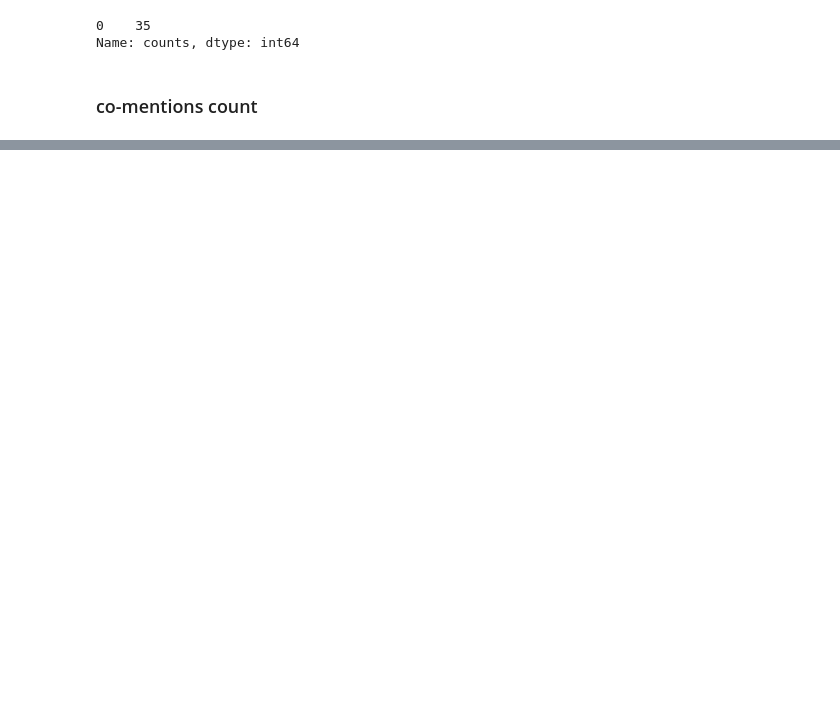
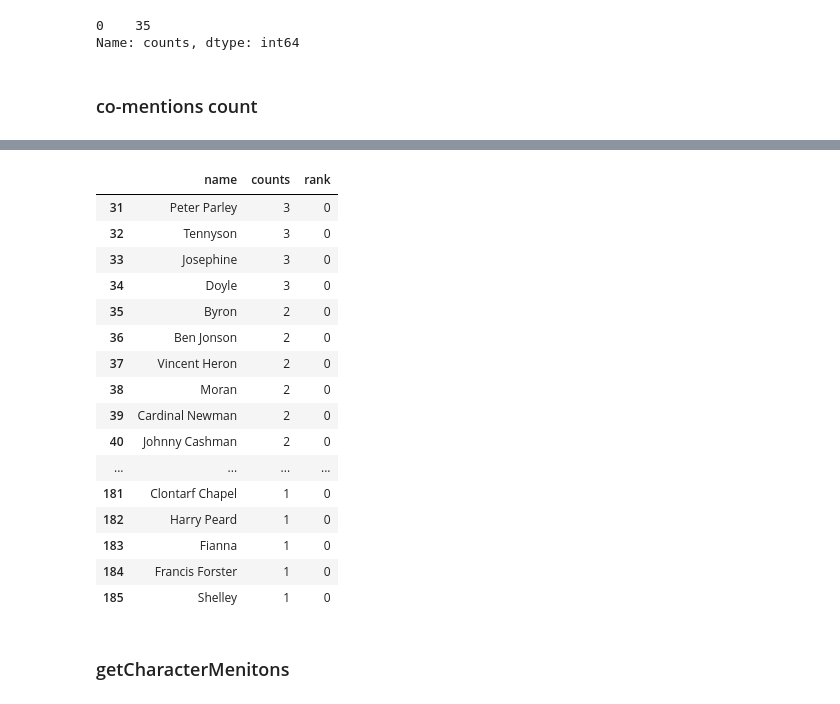
Before and after one commit to encoder-90/IdentricsSolution, a Jupyter notebook: Jupyter Notebook/Notebook Book Assignment.ipynb, the cells around one changed output, grey strips where cells are left out. Cells and saved outputs as stored; diff of their text form; code cells hidden in the pictures; blank space fills up the shorter version.

```diff
--- a/Jupyter Notebook/Notebook Book Assignment.ipynb
+++ b/Jupyter Notebook/Notebook Book Assignment.ipynb
@@ -482,0 +778,25 @@ df[df.Agent.groupby(df.Agent).transform('value_counts') > 1]
+# %%
+# Random 10 Rank 3 Characters
+df_rank3_char = df_value_counts_reset.copy()
+df_rank3_char = df_rank3_char.loc[df_rank3_char['rank'] == 0]
+df_rank3_char
+# %% [output]
+|  | name | counts | rank |
+| 31 | Peter Parley | 3 | 0 |
+| 32 | Tennyson | 3 | 0 |
+| 33 | Josephine | 3 | 0 |
+| 34 | Doyle | 3 | 0 |
+| 35 | Byron | 2 | 0 |
+| 36 | Ben Jonson | 2 | 0 |
+| 37 | Vincent Heron | 2 | 0 |
+| 38 | Moran | 2 | 0 |
+| 39 | Cardinal Newman | 2 | 0 |
+| 40 | Johnny Cashman | 2 | 0 |
+| ... | ... | ... | ... |
+| 181 | Clontarf Chapel | 1 | 0 |
+| 182 | Harry Peard | 1 | 0 |
+| 183 | Fianna | 1 | 0 |
+| 184 | Francis Forster | 1 | 0 |
+| 185 | Shelley | 1 | 0 |
+# %% [markdown]
+### getCharacterMenitons
```
Also changed, not shown: parts of 50 cells of this notebook, 6 other files.
